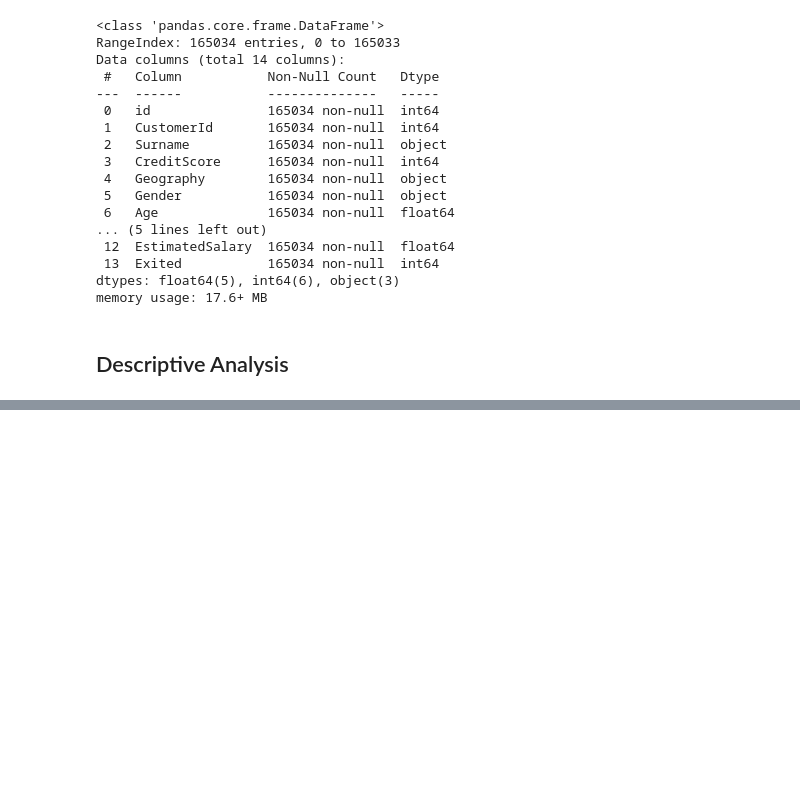
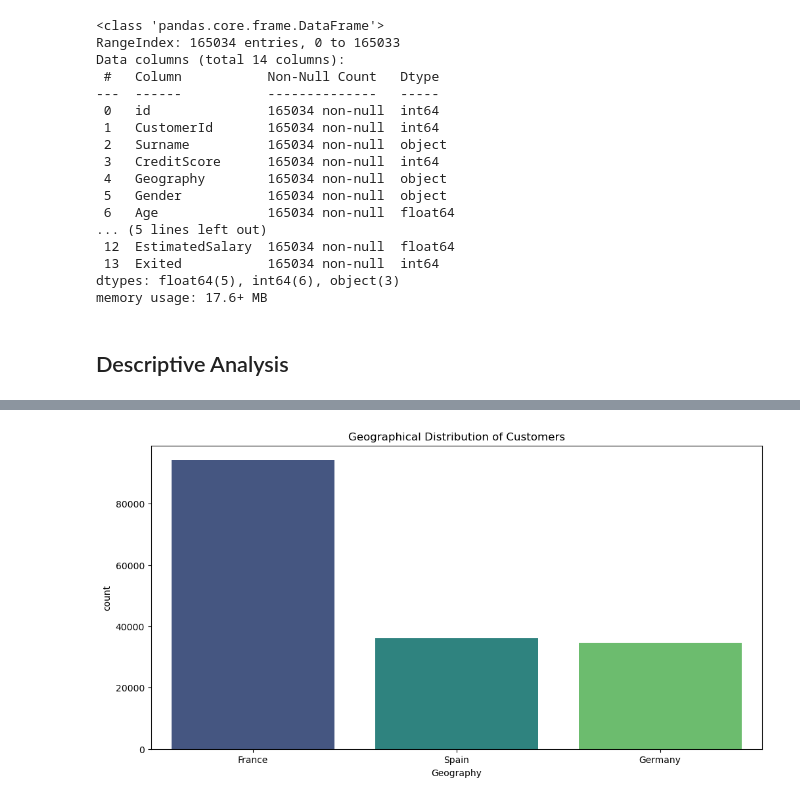
Before and after one commit to khrystynaPeniak/BankChurn, a Jupyter notebook: notebooks/bank.ipynb, the cells around one changed output, grey strips where cells are left out. Saved outputs shown, nothing was run; the diff lists cells and outputs as text; code cells hidden in the pictures; blank space fills up the shorter version.

```diff
--- a/notebooks/bank.ipynb
+++ b/notebooks/bank.ipynb
@@ -159,0 +195,7 @@ train_data.describe()
+# %%
+fig, ax = plt.subplots(figsize=(12, 6))
+sns.countplot(x='Geography', data=train_data, ax=ax, palette='viridis', hue='Geography', legend=False)
+ax.set_title('Geographical Distribution of Customers')
+plt.show()
+# %% [output]
+[figure, added]
```
Also changed, not shown: parts of 11 cells of this notebook.
